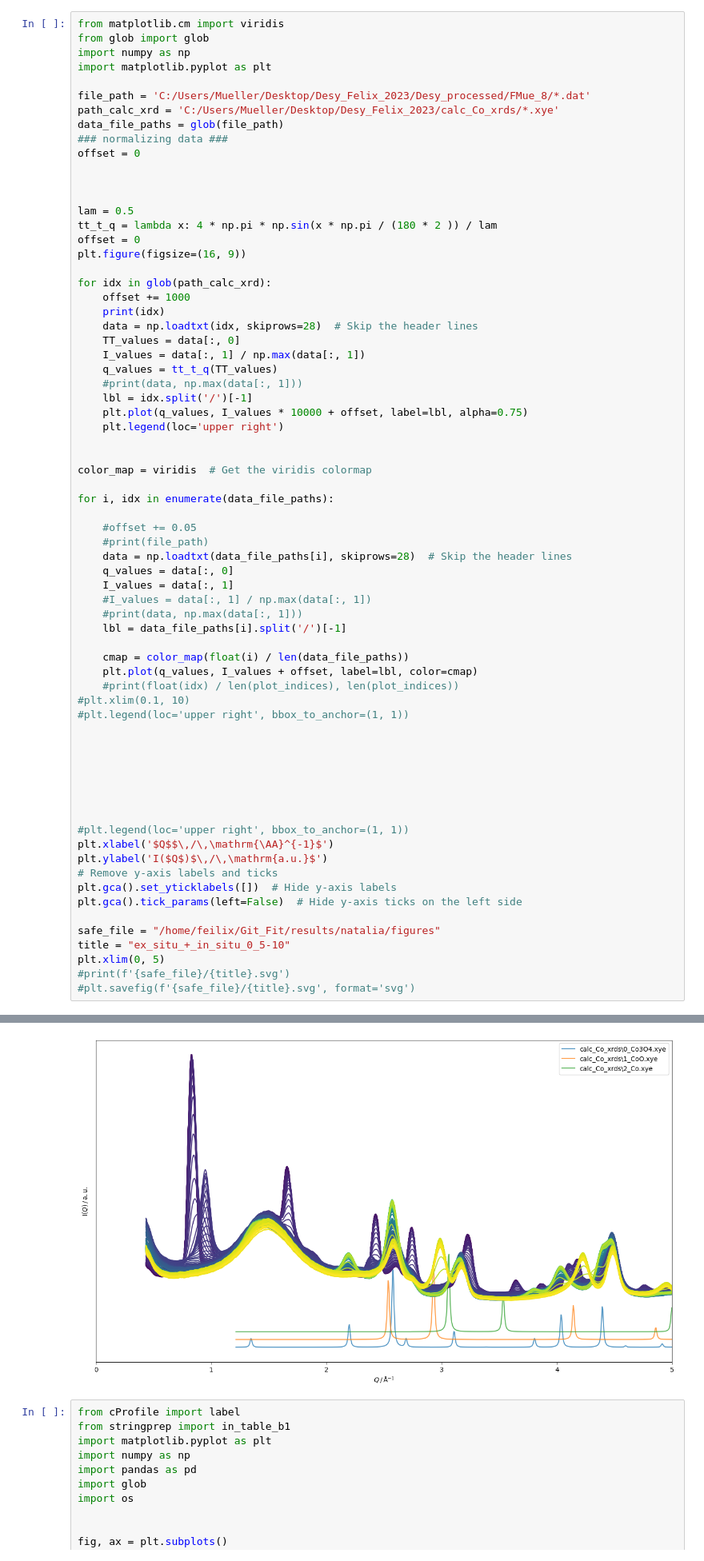
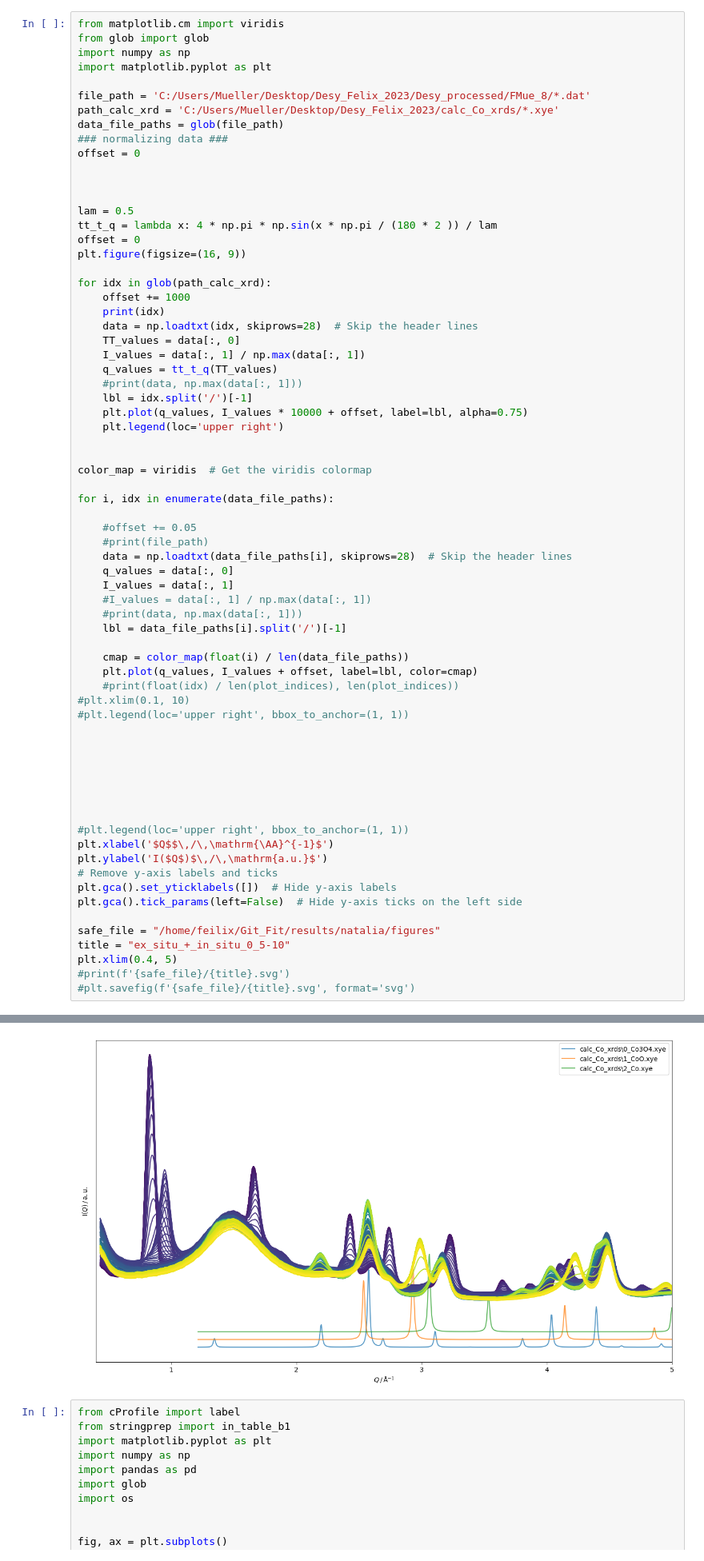
Before and after one commit to DonWachsmalstift/Desy_Felix_2023, a Jupyter notebook: plot_xrd.ipynb, the cells around one changed output, grey strips where cells are left out. Shown: that part at 80% size. Cells and saved outputs as stored; diff of their text form.

```diff
--- a/plot_xrd.ipynb
+++ b/plot_xrd.ipynb
@@ -167,7 +167,7 @@ plt.gca().tick_params(left=False)  # Hide y-axis ticks on the left side
 
 safe_file = "/home/feilix/Git_Fit/results/natalia/figures"
 title = "ex_situ_+_in_situ_0_5-10"
-plt.xlim(0, 5)
+plt.xlim(0.4, 5)
 #print(f'{safe_file}/{title}.svg')
 #plt.savefig(f'{safe_file}/{title}.svg', format='svg')
 # %% [output]
@@ -178,4 +178,4 @@ C:/Users/Mueller/Desktop/Desy_Felix_2023/calc_Co_xrds\2_Co.xye
-[figure, old version]
+[figure, new version]
 # %%
 from cProfile import label
 from stringprep import in_table_b1
```
Also changed, not shown: parts of 1 cell of this notebook.
